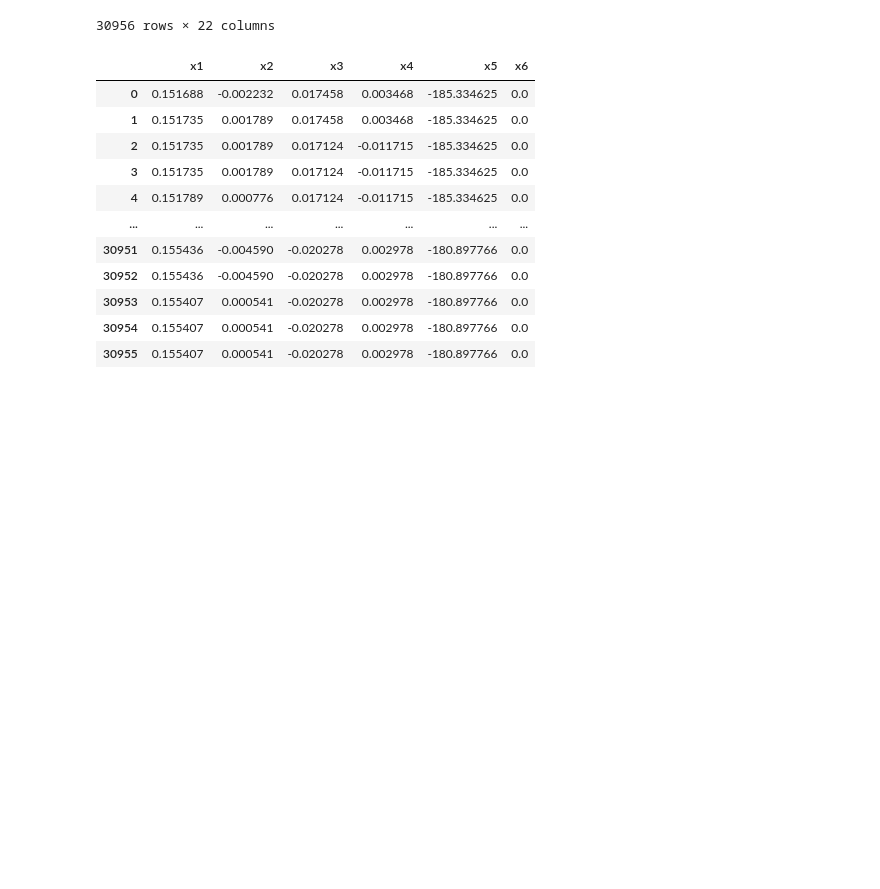
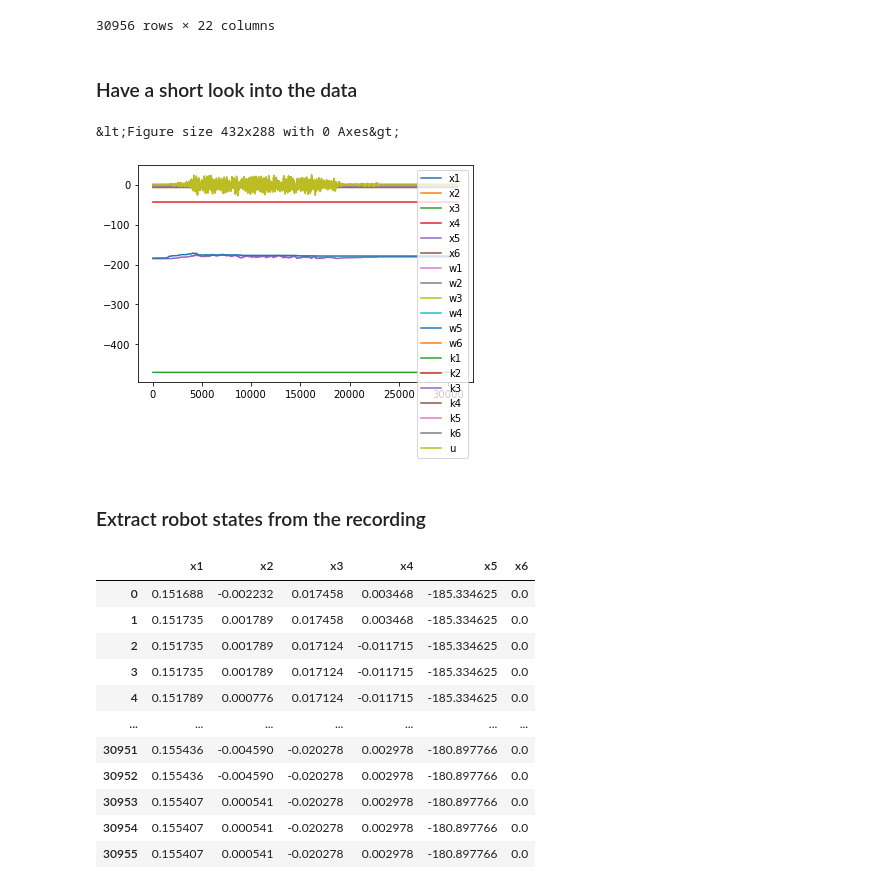
Before and after one commit to Printed-Robots/videte_robot, a Jupyter notebook: simple_videte_wheel/analyse_states.ipynb, the cells around one changed output. Cells and saved outputs as stored; diff of their text form; code cells hidden in the pictures; blank space fills up the shorter version.

```diff
--- a/simple_videte_wheel/analyse_states.ipynb
+++ b/simple_videte_wheel/analyse_states.ipynb
@@ -21,5 +36,5 @@ params_a_matrixs_f.pkl  regressor_selection_gains.pkl  visualization.ipynb
 # %%
-df = pd.read_csv("states.csv")
+df = pd.read_csv("states_open.csv")
 
 df
 # %% [output]
@@ -36,6 +51,16 @@ df
 | 30954 | 1600892455 | 398442017 | robot | 0.155407 | 0.000541 | -0.020278 | 0.002978 | -180.897766 | 0.0 | 0.1415 | ... | ... |
 | 30955 | 1600892455 | 400773618 | robot | 0.155407 | 0.000541 | -0.020278 | 0.002978 | -180.897766 | 0.0 | 0.1415 | ... | ... |
 30956 rows × 22 columns
+# %% [markdown]
+### Have a short look into the data
+# %%
+plt.figure();
+df.loc[:, 'x1': 'u'].plot();
+# %% [output]
+&lt;Figure size 432x288 with 0 Axes&gt;
+[figure, added]
+# %% [markdown]
+### Extract robot states from the recording
 # %%
 states = df.loc[:, 'x1': 'x6']
 
```
Also changed, not shown: parts of 32 cells of this notebook, 1 other file.
